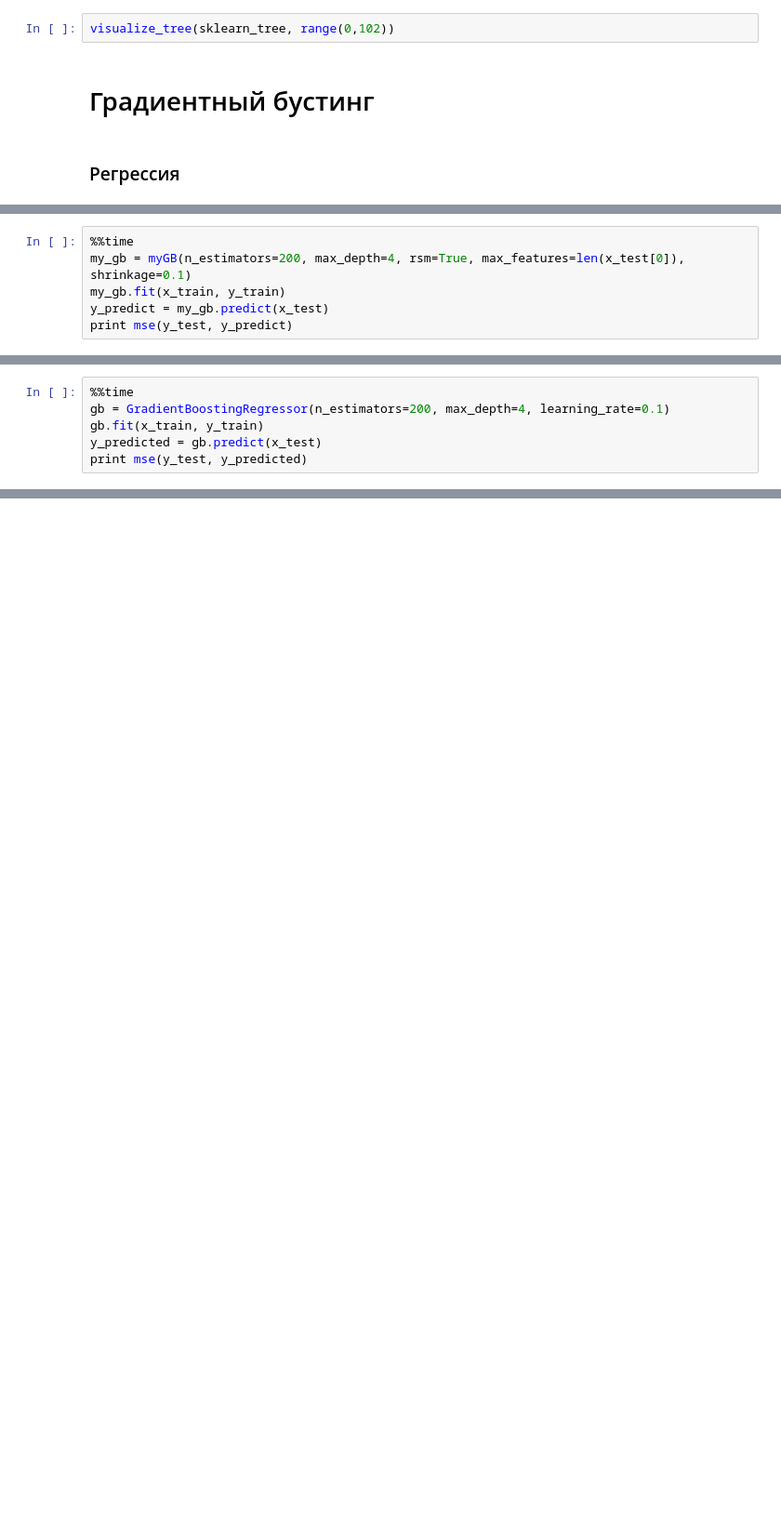
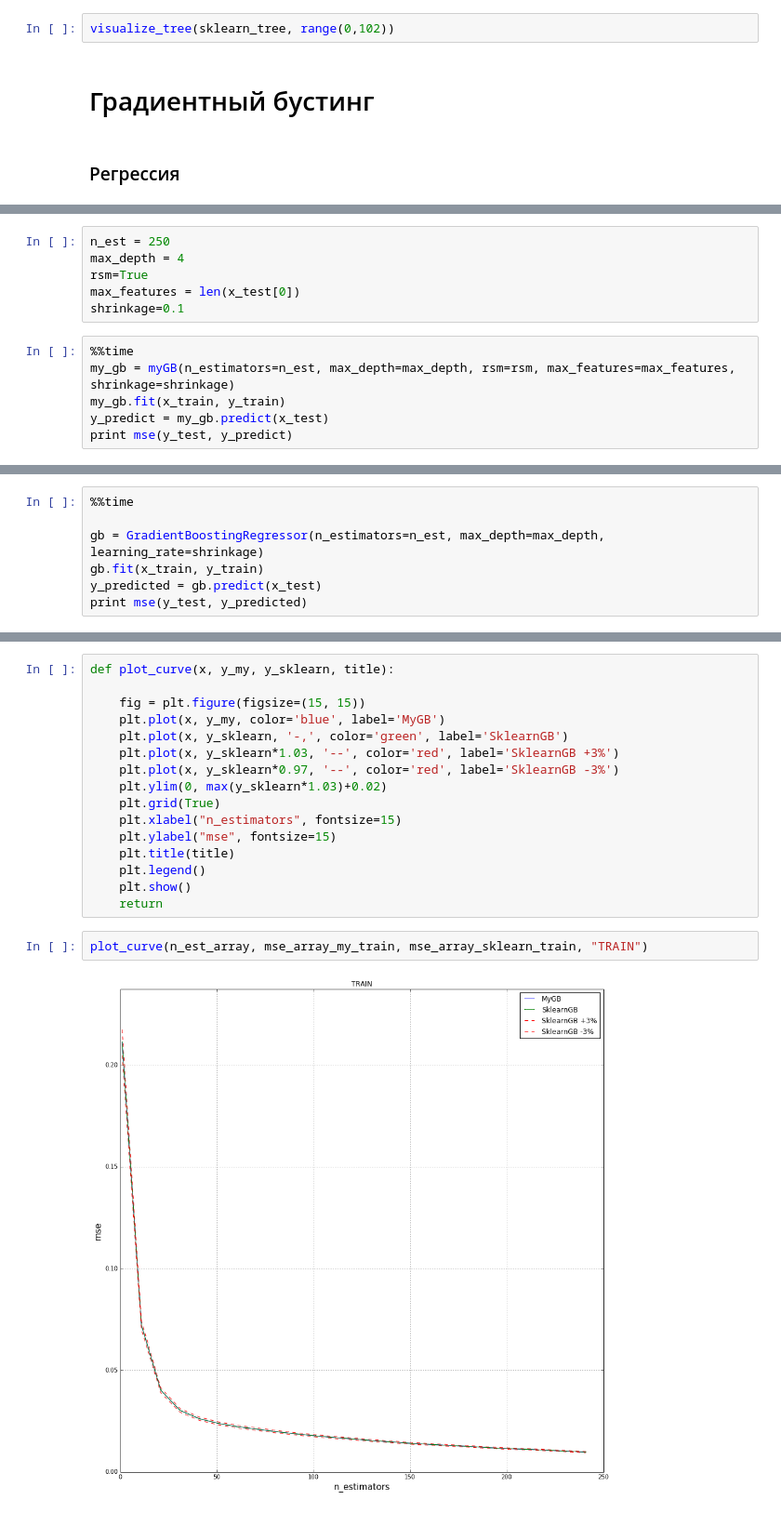
Before and after one commit to pashna/GradientBoosting, a Jupyter notebook: Boosting.ipynb, the cells around one changed output, grey strips where cells are left out. Shown: that part at 93% size. Drawn from its saved outputs; the diff is of its cells as text; blank space fills up the shorter version.

```diff
--- a/Boosting.ipynb
+++ b/Boosting.ipynb
@@ -134,6 +128,12 @@ visualize_tree(sklearn_tree, range(0,102))
+# %%
+n_est = 250
+max_depth = 4
+rsm=True
+max_features = len(x_test[0])
+shrinkage=0.1
 # %%
 %%time
-my_gb = myGB(n_estimators=200, max_depth=4, rsm=True, max_features=len(x_test[0]), shrinkage=0.1)
+my_gb = myGB(n_estimators=n_est, max_depth=max_depth, rsm=rsm, max_features=max_features, shrinkage=shrinkage)
 my_gb.fit(x_train, y_train)
 y_predict = my_gb.predict(x_test)
 print mse(y_test, y_predict)
@@ -144,6 +144,7 @@ Wall time: 1min 19s
 # %%
 %%time
-gb = GradientBoostingRegressor(n_estimators=200, max_depth=4, learning_rate=0.1)
+
+gb = GradientBoostingRegressor(n_estimators=n_est, max_depth=max_depth, learning_rate=shrinkage)
 gb.fit(x_train, y_train)
 y_predicted = gb.predict(x_test)
 print mse(y_test, y_predicted)
@@ -153,0 +192,20 @@ Wall time: 16.9 s
+# %%
+def plot_curve(x, y_my, y_sklearn, title):
+
+    fig = plt.figure(figsize=(15, 15))
+    plt.plot(x, y_my, color='blue', label='MyGB')
+    plt.plot(x, y_sklearn, '-,', color='green', label='SklearnGB')
+    plt.plot(x, y_sklearn*1.03, '--', color='red', label='SklearnGB +3%')
+    plt.plot(x, y_sklearn*0.97, '--', color='red', label='SklearnGB -3%')
+    plt.ylim(0, max(y_sklearn*1.03)+0.02)
+    plt.grid(True)
+    plt.xlabel("n_estimators", fontsize=15)
+    plt.ylabel("mse", fontsize=15)
+    plt.title(title)
+    plt.legend()
+    plt.show()
+    return
+# %%
+plot_curve(n_est_array, mse_array_my_train, mse_array_sklearn_train, "TRAIN")
+# %% [output]
+[figure, added]
```
Also changed, not shown: parts of 15 cells of this notebook, 5 other files.
